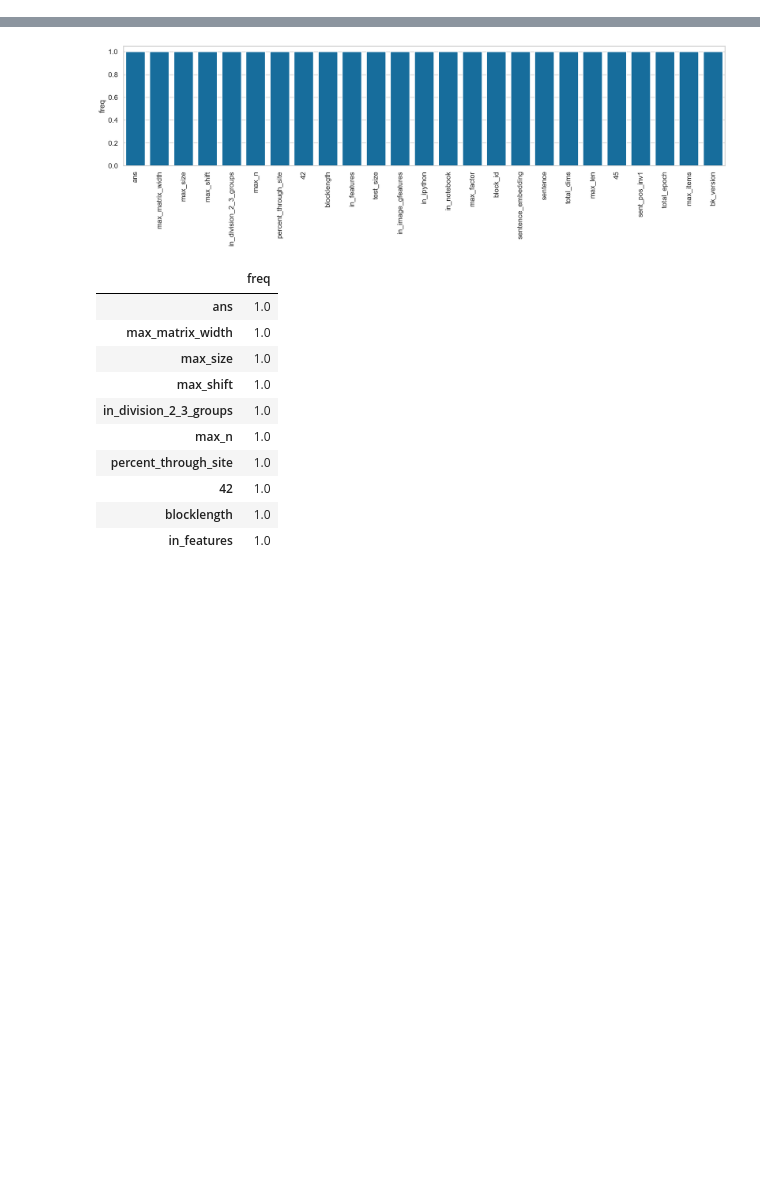
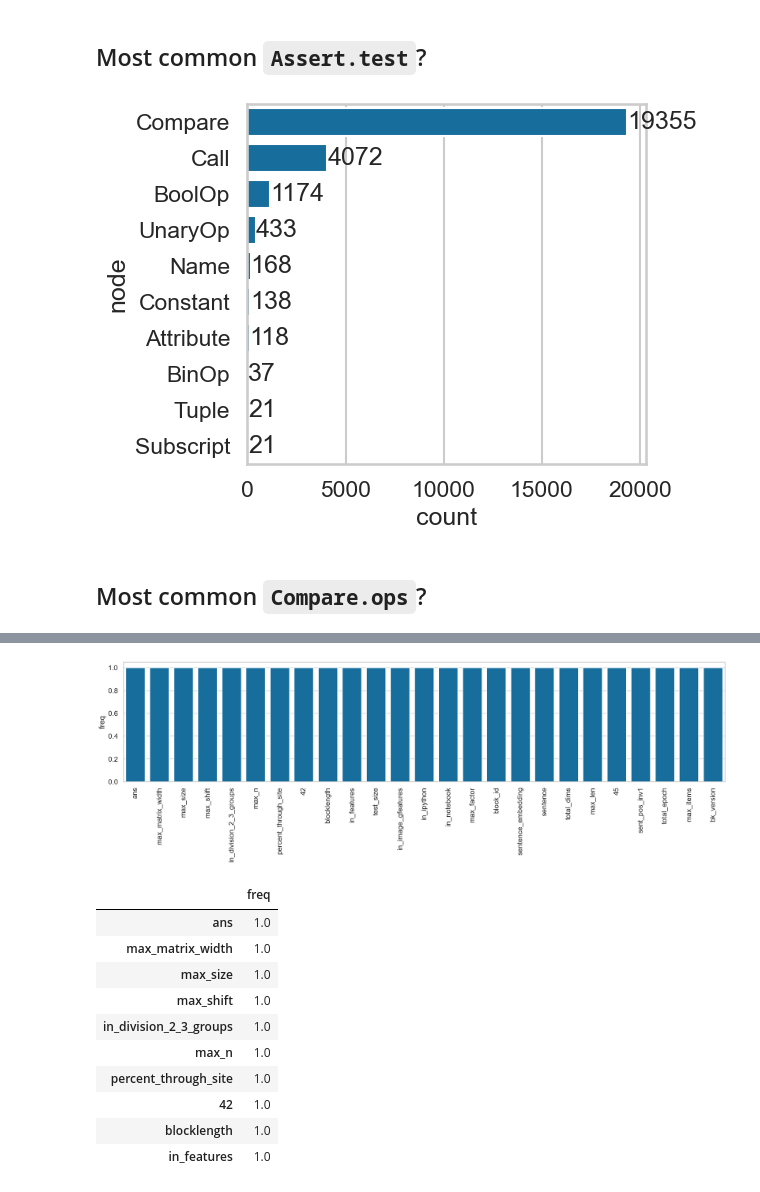
Before and after one commit to arumoy-shome/shome2023notebook, a Jupyter notebook: docs/analysis.ipynb, the cells around one changed output, grey strips where cells are left out. Drawn from its saved outputs; the diff is of its cells as text; code cells hidden in the pictures; blank space fills up the shorter version.

```diff
--- a/docs/analysis.ipynb
+++ b/docs/analysis.ipynb
@@ -150,0 +12,7 @@ ax.tick_params(axis='x', rotation=90)
+# %%
+asserts = pd.read_csv(
+    "data/shome2023notebook/asserts.csv",
+    header=None,
+    names=["notebook", "assert"]
+)
+asserts
@@ -150,0 +47,19 @@ ax.tick_params(axis='x', rotation=90)
+# %%
+class NodeCollector(ast.NodeVisitor):
+    def __init__(self):
+        self.node = None
+
+    def visit_Assert(self, node: ast.Assert) -> None:
+        self.node = node
+
+    def visit_Call(self, node: ast.Call) -> None:
+        self.node = node
+
+def get_node(tree):
+    collector = NodeCollector()
+    collector.visit(tree)
+    return collector.node
+
+asserts.loc[:, "node"] = asserts.loc[:, "assert"].apply(lambda x: ast.parse(x))
+asserts.loc[:, "node"] = asserts.loc[:, "node"].apply(get_node)
+asserts
@@ -150,0 +130,19 @@ ax.tick_params(axis='x', rotation=90)
+# %% [markdown]
+## Most common `Assert.test`?
+# %%
+tests = asserts.loc[asserts["node"].map(lambda x: isinstance(x, ast.Assert)), "node"]
+tests = tests.apply(lambda x: x.test)
+ax = sns.barplot(
+    data=tests.apply(lambda x: x.__class__.__name__)
+    .value_counts()
+    .sort_values(ascending=False)
+    .head(10),
+    orient="h",
+)
+ax.bar_label(ax.containers[0])
+plt.tight_layout()
+plt.savefig("report/common-assert-test.pdf")
+# %% [output]
+[figure, added]
+# %% [markdown]
+## Most common `Compare.ops`?
```
Also changed, not shown: parts of 93 cells of this notebook, 17 other files.
